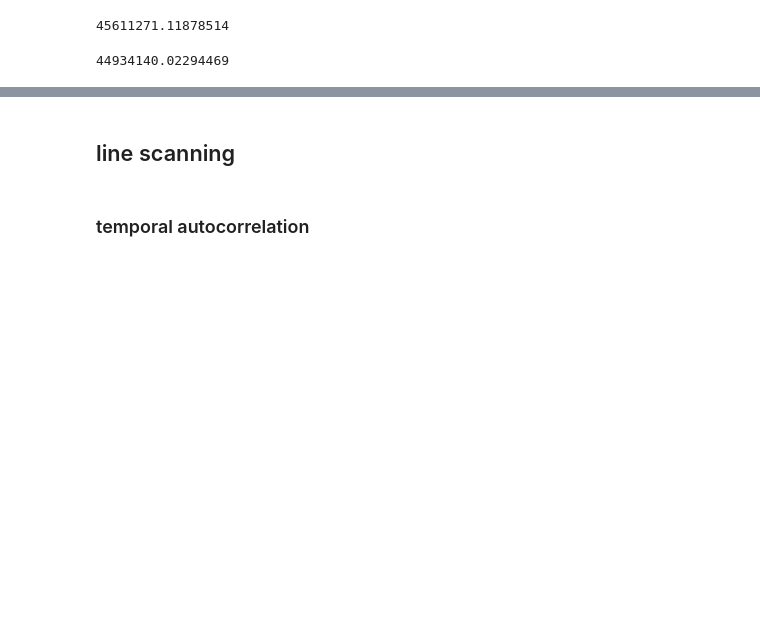
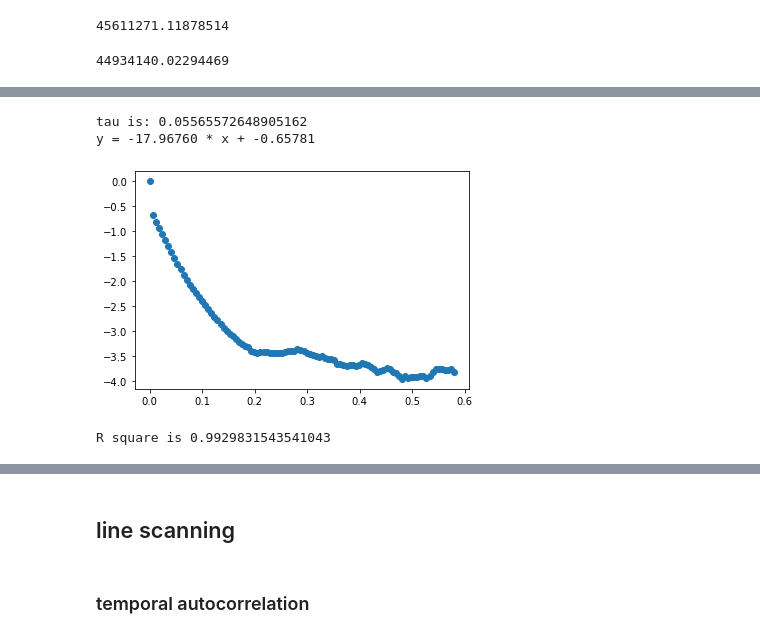
Before and after one commit to wwy-wwy-wwy/Speckle_project, a Jupyter notebook: speckle/colloidal_analysis/20221129data_colloidal_suspension.ipynb, the cells around one changed output, grey strips where cells are left out. Cells and saved outputs as stored; diff of their text form; code cells hidden in the pictures; blank space fills up the shorter version.

```diff
--- a/speckle/colloidal_analysis/20221129data_colloidal_suspension.ipynb
+++ b/speckle/colloidal_analysis/20221129data_colloidal_suspension.ipynb
@@ -369,0 +389,9 @@ print(q)
+# %%
+lagtime_g2t= [element * framespeed for element in laglist_g2t]
+plateau=0#np.mean(average_g2t[100:200])
+tau, a, b=fit_exponential_decay_rsq(plateau,np.array(spatemp_corr[:]),lagtime_g2t,1,20, True)
+# %% [output]
+tau is: 0.05565572648905162
+y = -17.96760 * x + -0.65781
+[figure, added]
+R square is 0.9929831543541043
```
Also changed, not shown: parts of 5 cells of this notebook.
